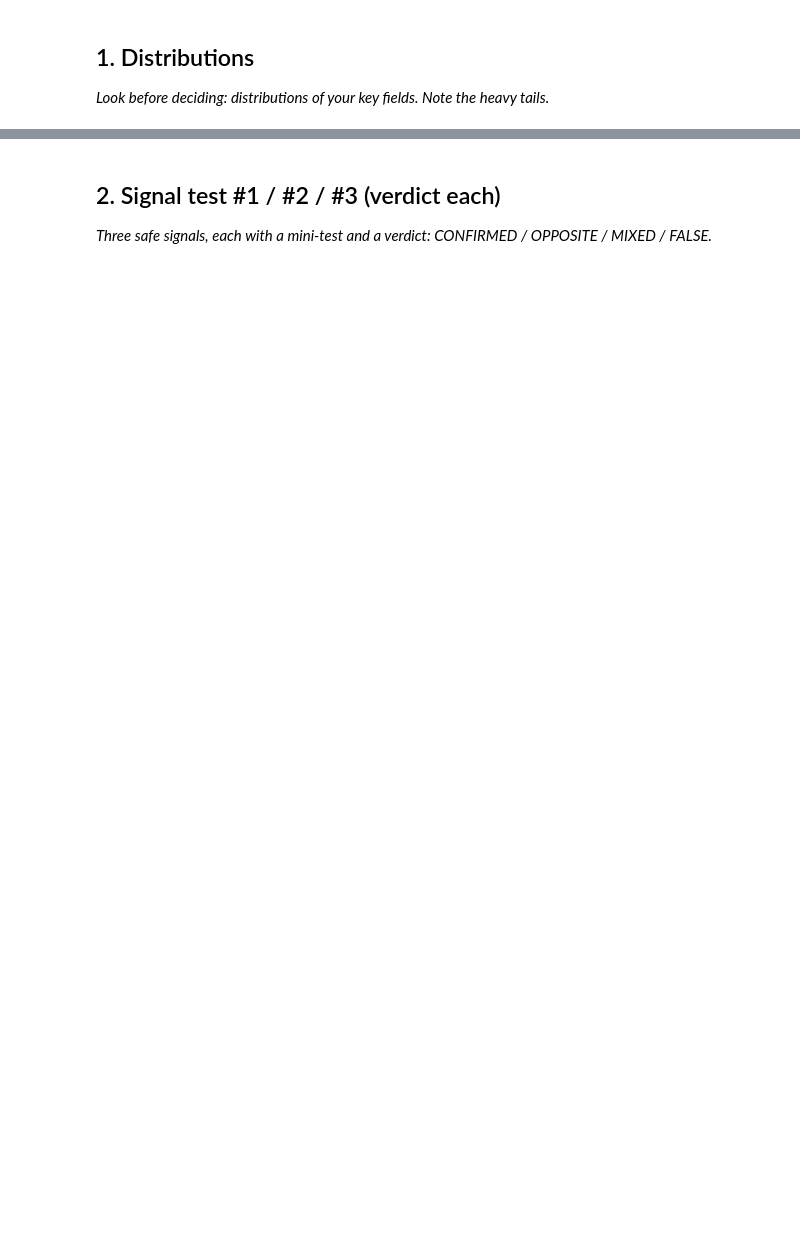
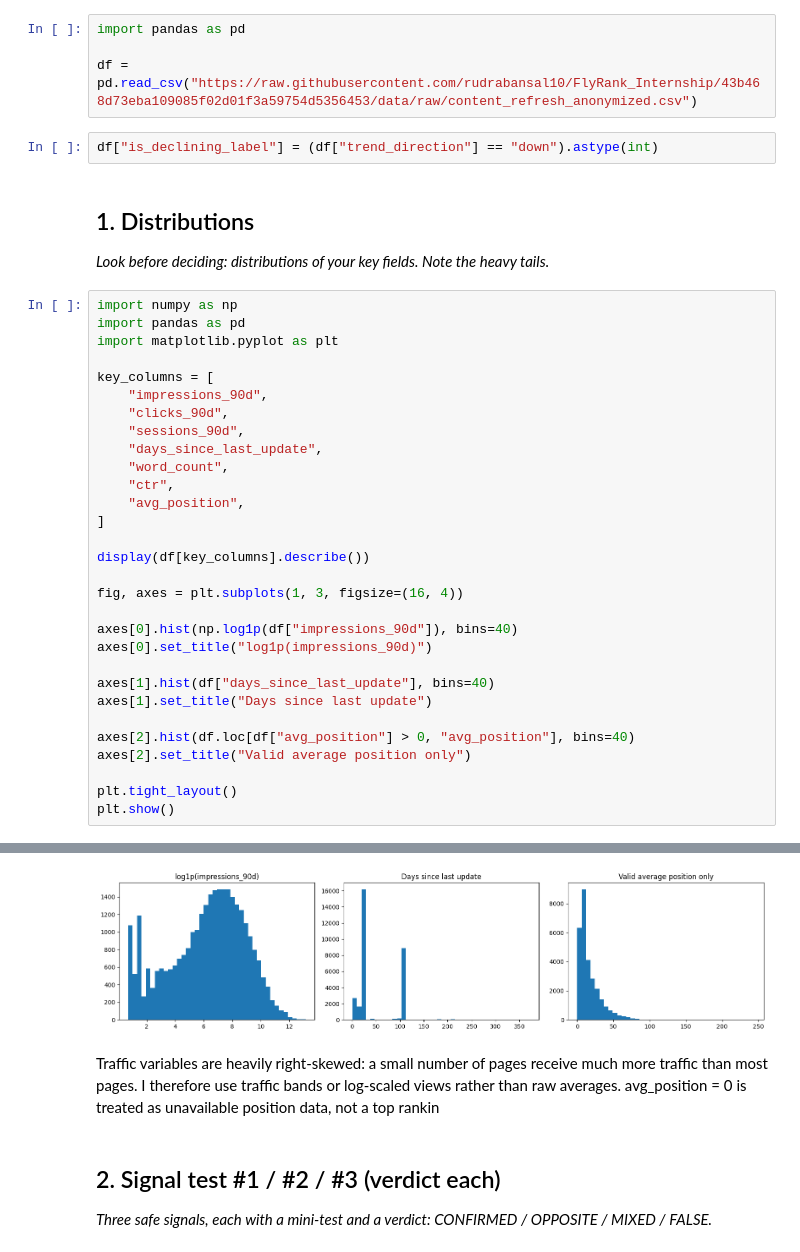
Before and after one commit to rudrabansal10/FlyRank_Internship, a Jupyter notebook: work/notebooks/w04_signal_audit.ipynb, the cells around one changed output, grey strips where cells are left out. Saved outputs shown, nothing was run; the diff lists cells and outputs as text; blank space fills up the shorter version.

```diff
--- a/work/notebooks/w04_signal_audit.ipynb
+++ b/work/notebooks/w04_signal_audit.ipynb
@@ -6,7 +6,44 @@
 This skeleton is yours to fill. Work the sections **in order** — each one has a one-line hint. Simple words, honest numbers.
 
 > Working with an AI assistant? Tell it to read `skills/README.md` first and load the one skill this assignment names on its card.
+# %%
+import pandas as pd
+
+df = pd.read_csv("https://raw.githubusercontent.com/rudrabansal10/FlyRank_Internship/43b468d73eba109085f02d01f3a59754d5356453/data/raw/content_refresh_anonymized.csv")
+# %%
+df["is_declining_label"] = (df["trend_direction"] == "down").astype(int)
 # %% [markdown]
 ## 1. Distributions
 
 *Look before deciding: distributions of your key fields. Note the heavy tails.*
+# %%
+import numpy as np
+import pandas as pd
+import matplotlib.pyplot as plt
+
+key_columns = [
+    "impressions_90d",
+    "clicks_90d",
+    "sessions_90d",
+    "days_since_last_update",
+    "word_count",
+    "ctr",
+    "avg_position",
+]
+
+display(df[key_columns].describe())
+
+fig, axes = plt.subplots(1, 3, figsize=(16, 4))
+
+axes[0].hist(np.log1p(df["impressions_90d"]), bins=40)
+axes[0].set_title("log1p(impressions_90d)")
+
+axes[1].hist(df["days_since_last_update"], bins=40)
+axes[1].set_title("Days since last update")
+
+axes[2].hist(df.loc[df["avg_position"] > 0, "avg_position"], bins=40)
+axes[2].set_title("Valid average position only")
+
+plt.tight_layout()
+plt.show()
+# %% [output]
@@ -13,3 +59,6 @@ This skeleton is yours to fill. Work the sections **in order** — each one has
+[figure, added]
+# %% [markdown]
+Traffic variables are heavily right-skewed: a small number of pages receive much more traffic than most pages. I therefore use traffic bands or log-scaled views rather than raw averages. avg_position = 0 is treated as unavailable position data, not a top rankin
 # %% [markdown]
 ## 2. Signal test #1 / #2 / #3 (verdict each)
 
```
Also changed, not shown: parts of 14 cells of this notebook.
